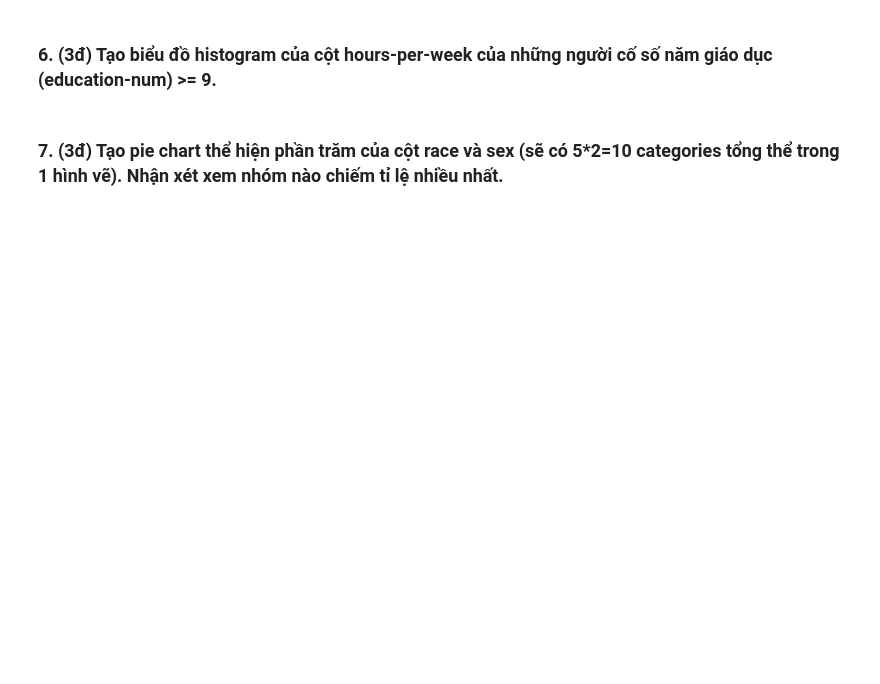
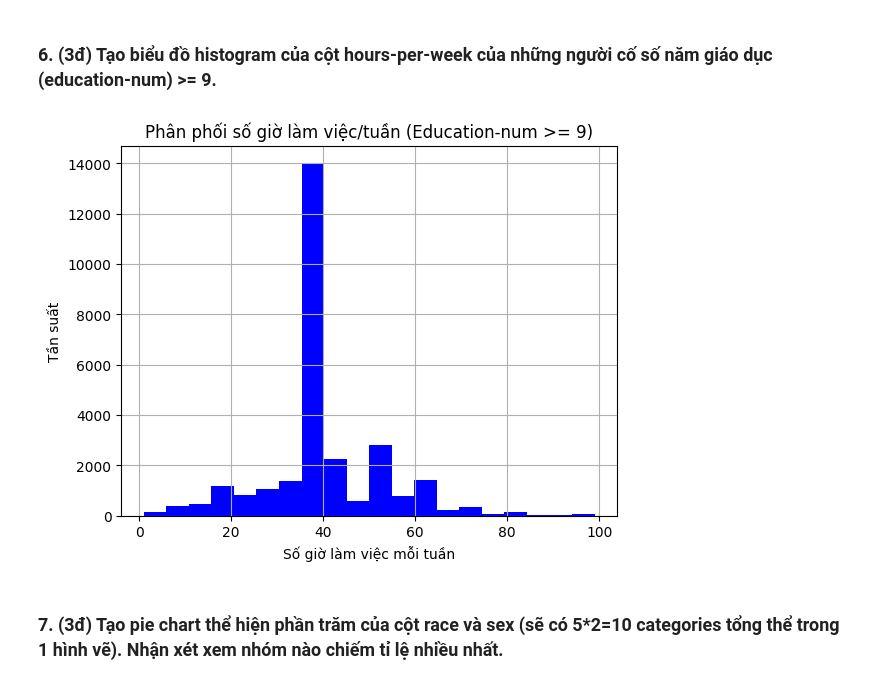
Before and after one commit to nguyenngochieu3127/git-practice, a Jupyter notebook: 12_online/adult.ipynb, the cells around one changed output. Saved outputs shown, nothing was run; the diff lists cells and outputs as text; code cells hidden in the pictures; blank space fills up the shorter version.

```diff
--- a/12_online/adult.ipynb
+++ b/12_online/adult.ipynb
@@ -59,2 +104,12 @@ TypeError: read_csv() got an unexpected keyword argument 'name'
+# %%
+
+df[df['education-num'] >= 9]['hours-per-week'].hist(bins=20, color='b',)
+
+plt.title('Phân phối số giờ làm việc/tuần (Education-num >= 9)')
+plt.xlabel('Số giờ làm việc mỗi tuần')
+plt.ylabel('Tần suất')
+plt.show()
+# %% [output]
+[figure, added]
 # %% [markdown]
 ### 7. (3đ) Tạo pie chart thể hiện phần trăm của cột race và sex (sẽ có 5*2=10 categories tổng thể trong 1 hình vẽ). Nhận xét xem nhóm nào chiếm tỉ lệ nhiều nhất.
```
Also changed, not shown: parts of 15 cells of this notebook.
